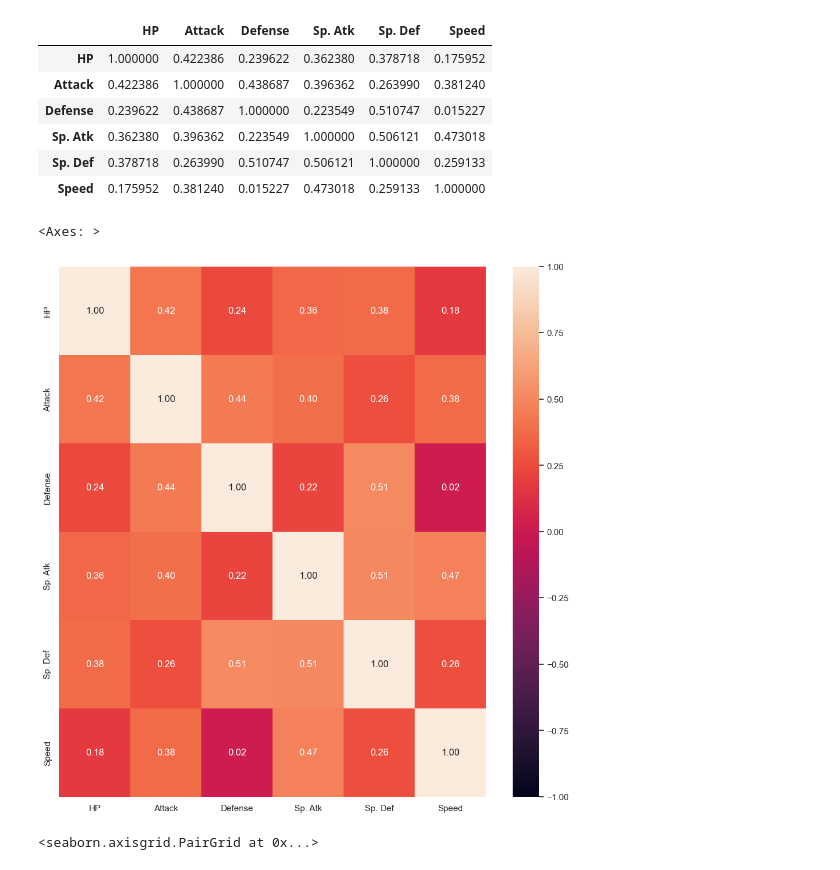
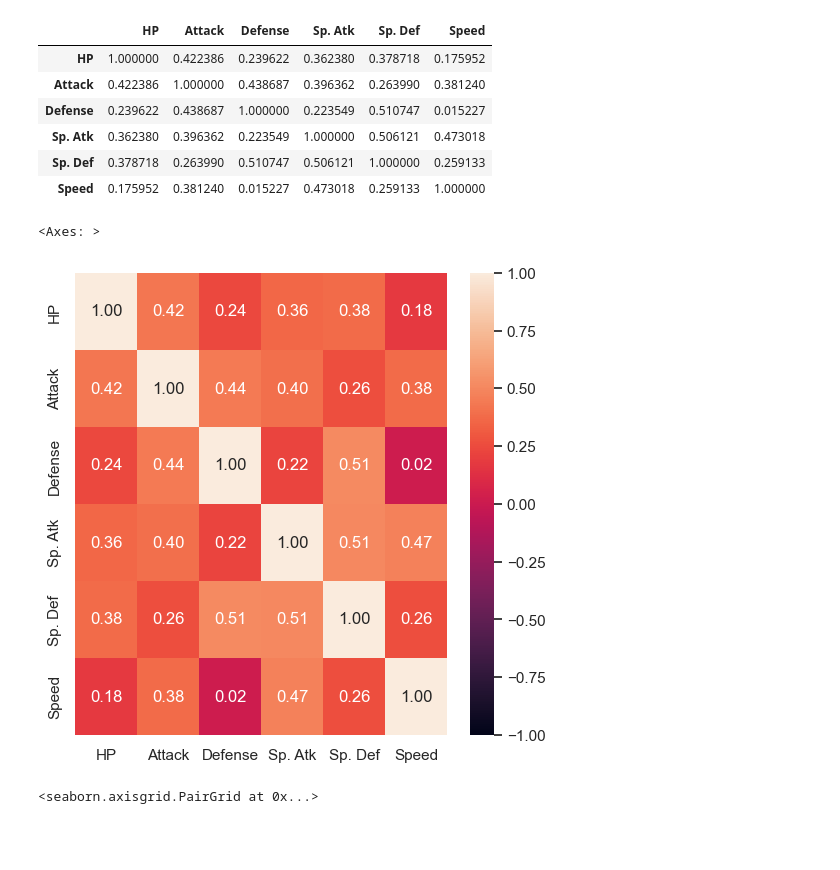
Before and after one commit to itsjunwei/IE0005-2026, a Jupyter notebook: Week1/M2 BasicStatistics.ipynb, the cells around one changed output. Saved outputs shown, nothing was run; the diff lists cells and outputs as text; code cells hidden in the pictures; blank space fills up the shorter version.

```diff
--- a/Week1/M2 BasicStatistics.ipynb
+++ b/Week1/M2 BasicStatistics.ipynb
@@ -329,9 +437,9 @@ numDF.corr()
 | Speed | 0.175952 | 0.381240 | 0.015227 | 0.473018 | 0.259133 | 1.000000 |
 # %%
 # Heatmap of the Correlation Matrix
-f = plt.figure(figsize=(12, 12))
+f = plt.figure(figsize=(6, 6))
 sb.heatmap(numDF.corr(), vmin = -1, vmax = 1, annot = True, fmt = ".2f")
 # %% [output]
 <Axes: >
-[figure, old version]
+[figure, new version]
 # %%
```
Also changed, not shown: parts of 39 cells of this notebook, 1 other file.
